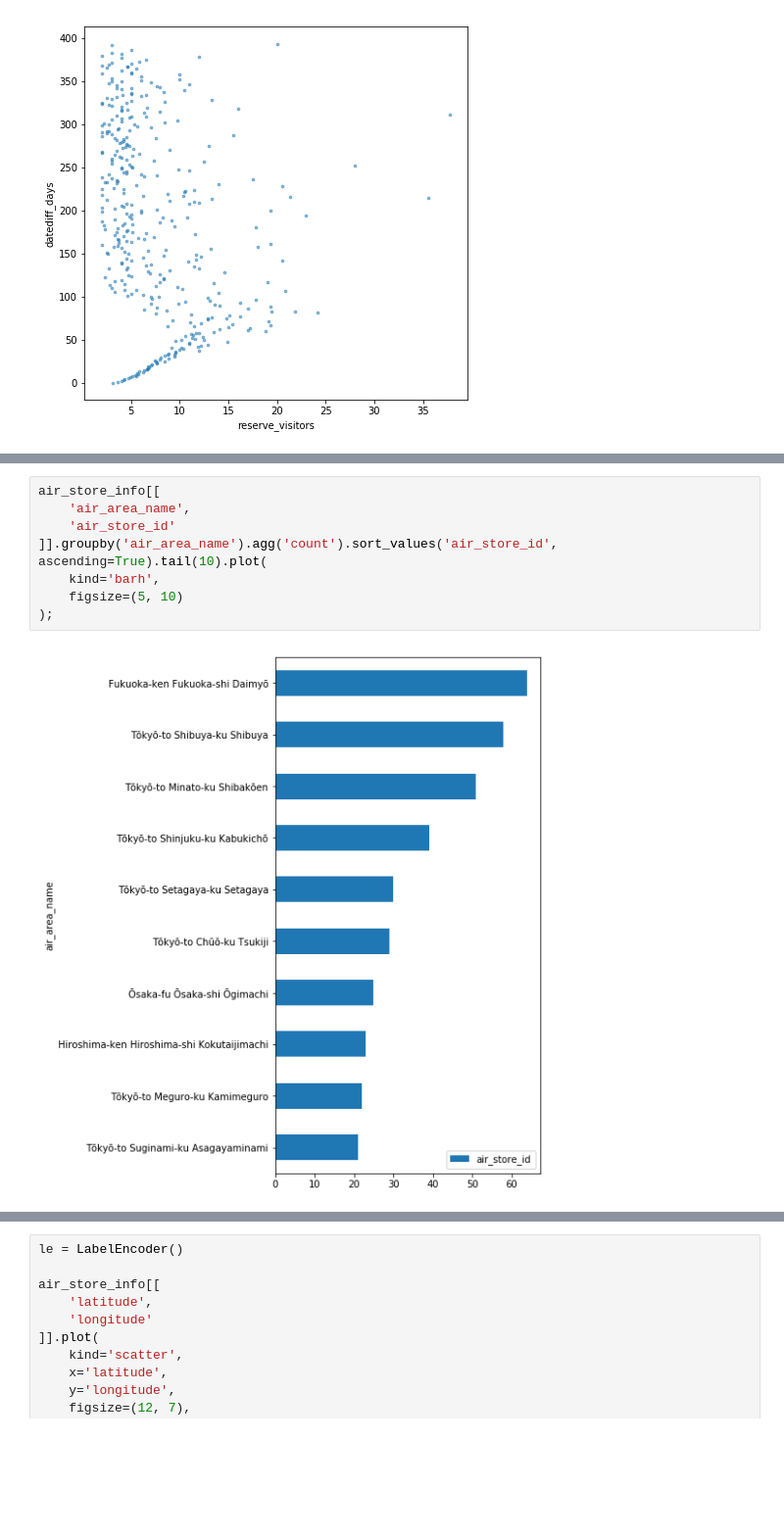
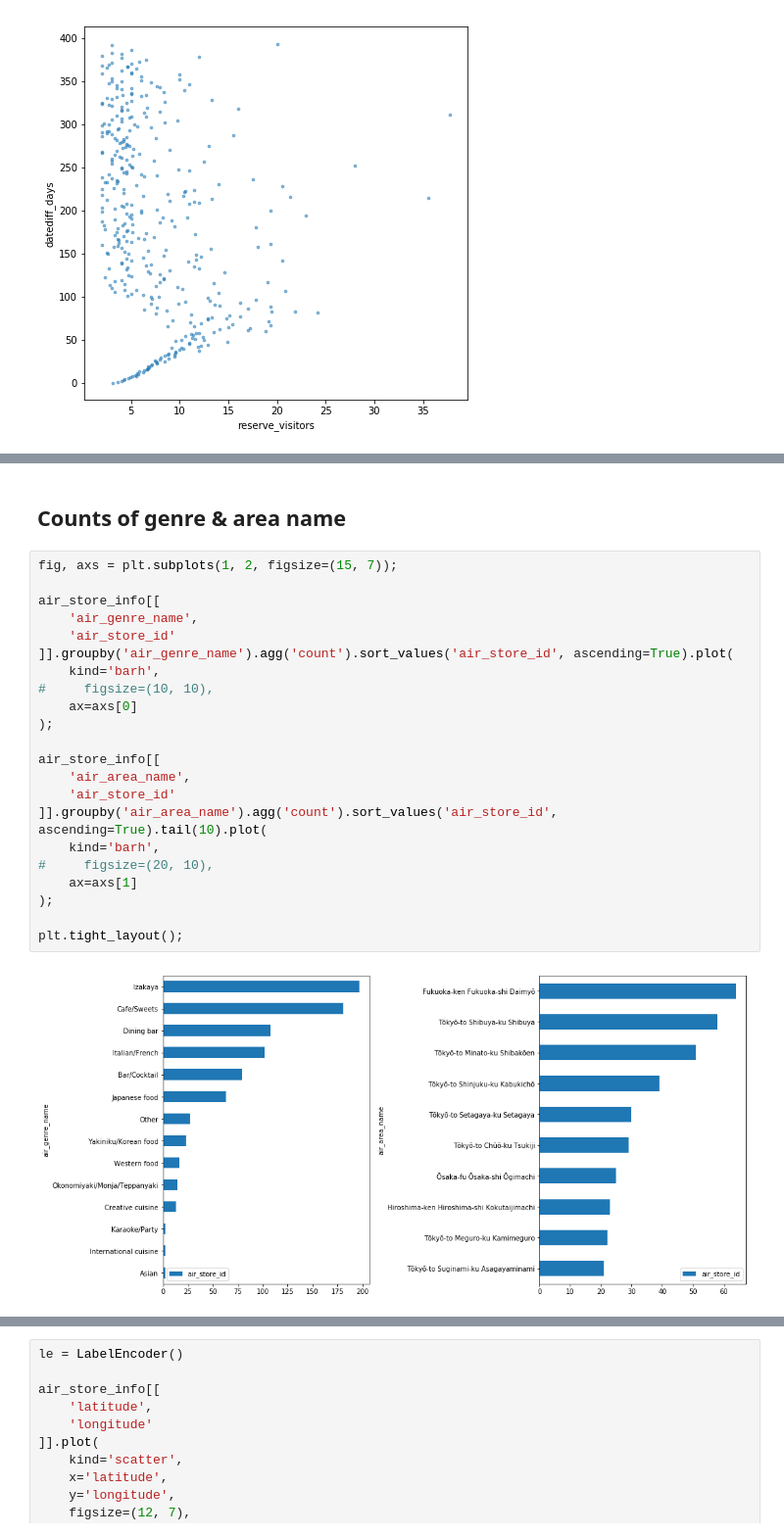
Before and after one commit to QuasiCoherentLabs/recruitVisitorForecasting, a Jupyter notebook: Notebooks/public/kaggle__recruit_restaurant_visitor_forecasting.ipynb, the cells around one changed output, grey strips where cells are left out. Shown at 98% size. Cells and saved outputs as stored; diff of their text form; blank space fills up the shorter version.

```diff
--- a/Notebooks/public/kaggle__recruit_restaurant_visitor_forecasting.ipynb
+++ b/Notebooks/public/kaggle__recruit_restaurant_visitor_forecasting.ipynb
@@ -243,10 +235,26 @@ air_store_info[[
+# %% [markdown]
+## Counts of genre & area name
 # %%
+fig, axs = plt.subplots(1, 2, figsize=(15, 7));
+
+air_store_info[[
+    'air_genre_name',
+    'air_store_id'
+]].groupby('air_genre_name').agg('count').sort_values('air_store_id', ascending=True).plot(
+    kind='barh',
+#     figsize=(10, 10),
+    ax=axs[0]
+);
+
 air_store_info[[
     'air_area_name',
     'air_store_id'
 ]].groupby('air_area_name').agg('count').sort_values('air_store_id', ascending=True).tail(10).plot(
     kind='barh',
-    figsize=(5, 10)
+#     figsize=(20, 10),
+    ax=axs[1]
 );
+
+plt.tight_layout();
 # %% [output]
-[figure, old version]
+[figure, new version]
```
Also changed, not shown: parts of 35 cells of this notebook.
